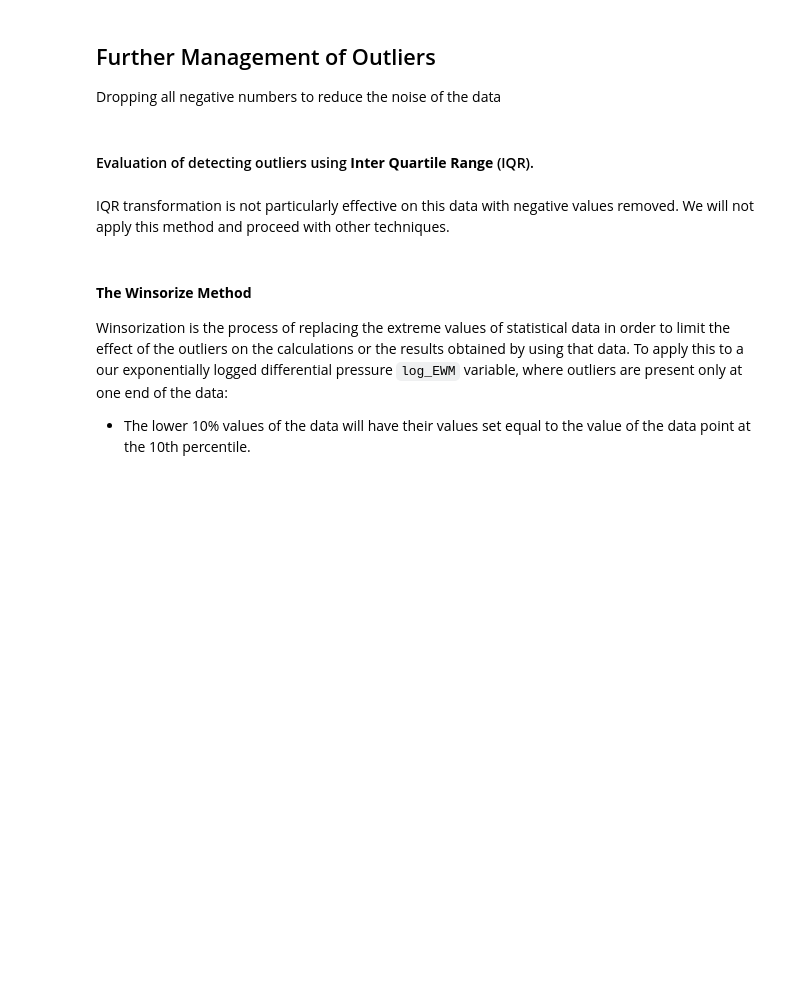
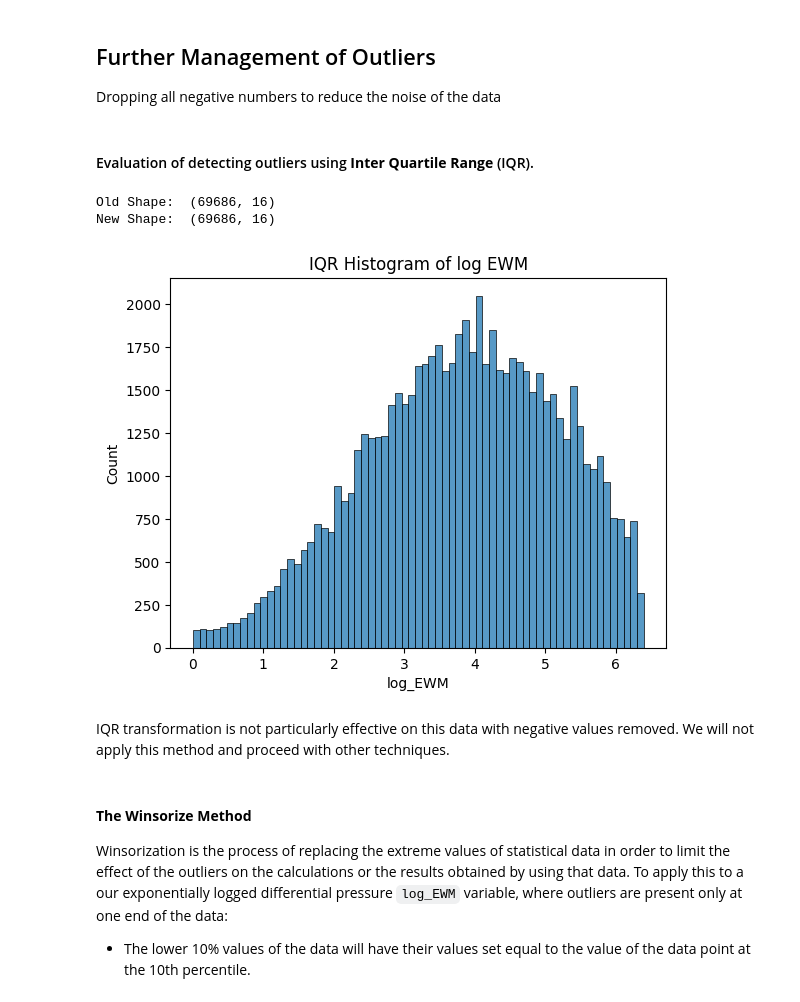
Before and after one commit to roeszler/churnometer, a Jupyter notebook: jupyter_notebooks/03_FeatureEngineering.ipynb, the cells around one changed output. Drawn from its saved outputs; the diff is of its cells as text; code cells hidden in the pictures; blank space fills up the shorter version.

```diff
--- a/jupyter_notebooks/03_FeatureEngineering.ipynb
+++ b/jupyter_notebooks/03_FeatureEngineering.ipynb
@@ -445,32 +651,36 @@ Dropping all negative numbers to reduce the noise of the data
 # %%
 df_total_IQR = df_total.copy()
 
 # IQR
-Q1 = np.percentile(df_total_IQR, 25, method='midpoint')
-Q3 = np.percentile(df_total_IQR, 75,method='midpoint')
+Q1 = np.percentile(df_total_IQR, 25)
+Q3 = np.percentile(df_total_IQR, 75)
 IQR = Q3 - Q1
 print("Old Shape: ", df_total_IQR.shape)
 
 # Upper bound
 upper = np.where(df_total_IQR >= (Q3+1.5*IQR))
 # Lower bound
 lower = np.where(df_total_IQR <= (Q1-1.5*IQR))
 
 ''' Removing the Outliers '''
 df_total_IQR.drop(upper[0], inplace = True)
 df_total_IQR.drop(lower[0], inplace = True)
 
 print("New Shape: ", df_total_IQR.shape)
 
 # df_total_log_IQR = df_total_IQR['Differential_pressure']
 # df_total_log_IQR = df_total_IQR['4point_SMA']
 # df_total_log_IQR = df_total_IQR['4point_EWM']
 df_total_log_IQR = df_total_IQR['log_EWM']
 log_dp_IQR = np.log(df_total_log_IQR)
 # df_total_IQR['log_DP'] = log_dp
 sns.histplot(x = df_total_log_IQR)
 plt.title('IQR Histogram of log EWM')
 plt.show()
+# %% [output]
+Old Shape:  (69686, 16)
+New Shape:  (69686, 16)
+[figure, added]
 # %% [markdown]
 IQR transformation is not particularly effective on this data with negative values removed. We will not apply this method and proceed with other techniques.
 # %% [markdown]
```
Also changed, not shown: parts of 61 cells of this notebook, 2 other files.
